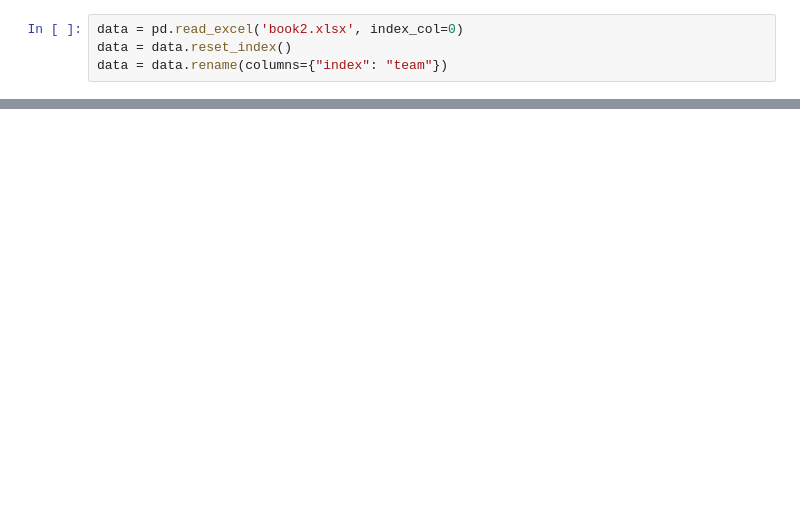
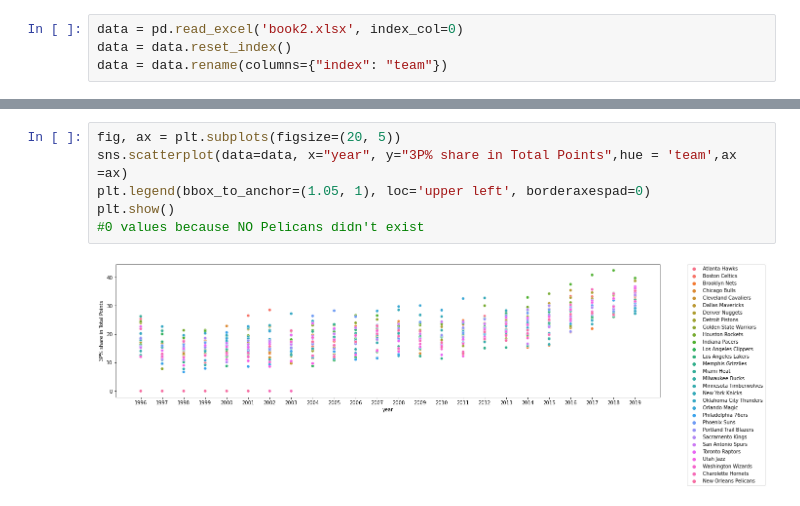
Before and after one commit to jack-wheeler/groupProject333, a Jupyter notebook: edaNotebook.ipynb, the cells around one changed output, grey strips where cells are left out. Cells and saved outputs as stored; diff of their text form; blank space fills up the shorter version.

```diff
--- a/edaNotebook.ipynb
+++ b/edaNotebook.ipynb
@@ -25,0 +31,8 @@ data
+# %%
+fig, ax = plt.subplots(figsize=(20, 5))
+sns.scatterplot(data=data, x="year", y="3P% share in Total Points",hue = 'team',ax =ax)
+plt.legend(bbox_to_anchor=(1.05, 1), loc='upper left', borderaxespad=0)
+plt.show()
+#0 values because NO Pelicans didn't exist
+# %% [output]
+[figure, added]
```
Also changed, not shown: parts of 23 cells of this notebook.
